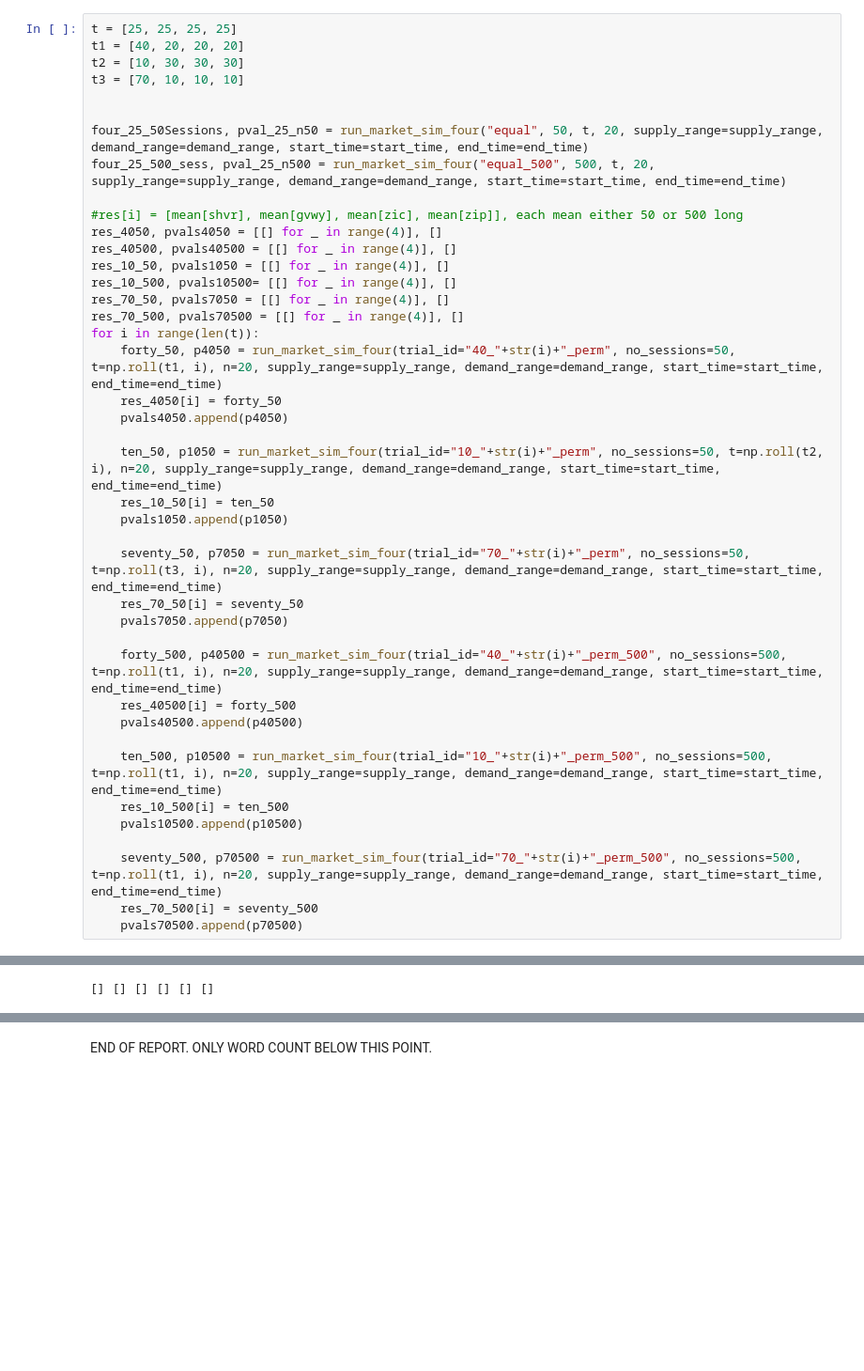
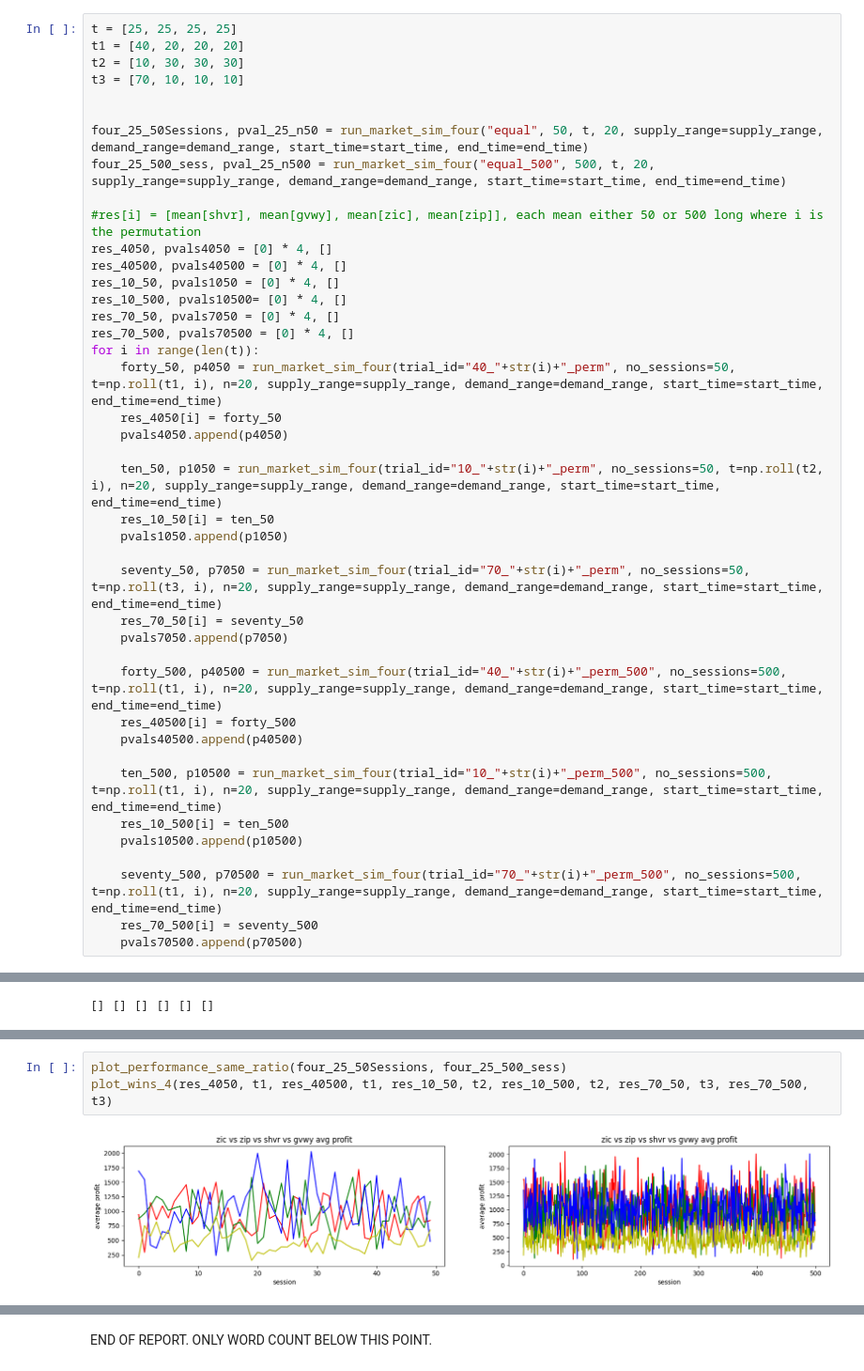
Before and after one commit to RadShiadeh/fintech-CW, a Jupyter notebook: CW-IEFT-template.ipynb, the cells around one changed output, grey strips where cells are left out. Shown at 94% size. Drawn from its saved outputs; the diff is of its cells as text; blank space fills up the shorter version.

Commit message:
some fixes, added plot for part c

```diff
--- a/CW-IEFT-template.ipynb
+++ b/CW-IEFT-template.ipynb
@@ -98,13 +98,13 @@ t3 = [70, 10, 10, 10]
 four_25_50Sessions, pval_25_n50 = run_market_sim_four("equal", 50, t, 20, supply_range=supply_range, demand_range=demand_range, start_time=start_time, end_time=end_time)
 four_25_500_sess, pval_25_n500 = run_market_sim_four("equal_500", 500, t, 20, supply_range=supply_range, demand_range=demand_range, start_time=start_time, end_time=end_time)
 
-#res[i] = [mean[shvr], mean[gvwy], mean[zic], mean[zip]], each mean either 50 or 500 long
-res_4050, pvals4050 = [[] for _ in range(4)], []
-res_40500, pvals40500 = [[] for _ in range(4)], []
-res_10_50, pvals1050 = [[] for _ in range(4)], []
-res_10_500, pvals10500= [[] for _ in range(4)], []
-res_70_50, pvals7050 = [[] for _ in range(4)], []
-res_70_500, pvals70500 = [[] for _ in range(4)], []
+#res[i] = [mean[shvr], mean[gvwy], mean[zic], mean[zip]], each mean either 50 or 500 long where i is the permutation
+res_4050, pvals4050 = [0] * 4, []
+res_40500, pvals40500 = [0] * 4, []
+res_10_50, pvals1050 = [0] * 4, []
+res_10_500, pvals10500= [0] * 4, []
+res_70_50, pvals7050 = [0] * 4, []
+res_70_500, pvals70500 = [0] * 4, []
 for i in range(len(t)):
     forty_50, p4050 = run_market_sim_four(trial_id="40_"+str(i)+"_perm", no_sessions=50, t=np.roll(t1, i), n=20, supply_range=supply_range, demand_range=demand_range, start_time=start_time, end_time=end_time)
     res_4050[i] = forty_50
@@ -137,0 +140,5 @@ print(find_bigger(pvals10500), find_bigger(pvals7050), find_bigger(pvals70500),
+# %%
+plot_performance_same_ratio(four_25_50Sessions, four_25_500_sess)
+plot_wins_4(res_4050, t1, res_40500, t1, res_10_50, t2, res_10_500, t2, res_70_50, t3, res_70_500, t3)
+# %% [output]
+[figure, added]
```
Also changed, not shown: parts of 4 cells of this notebook, 5 other files.
